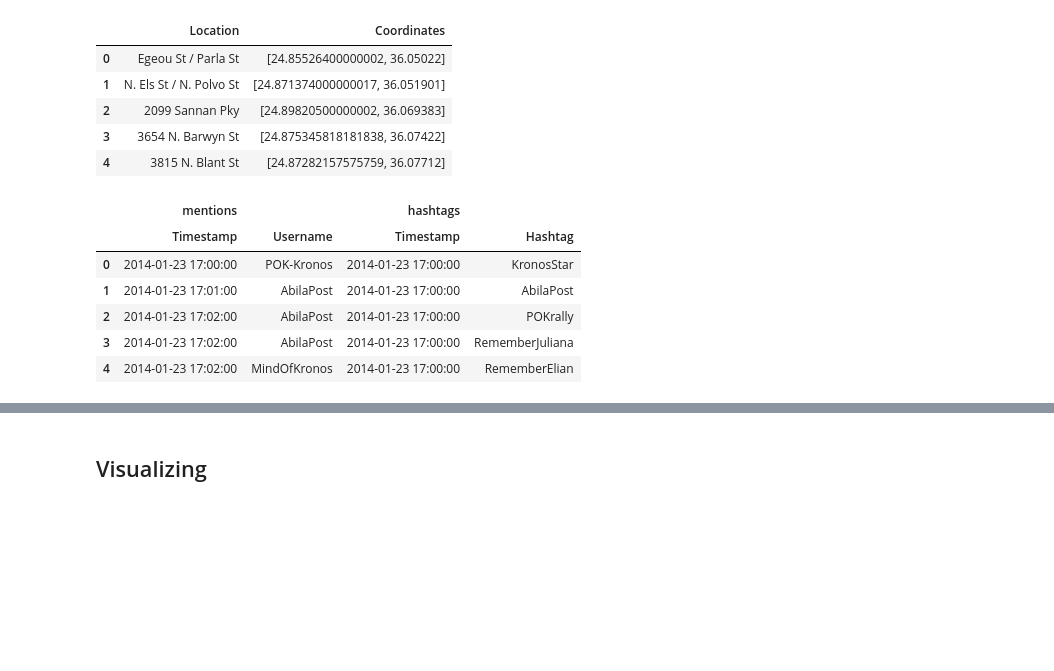
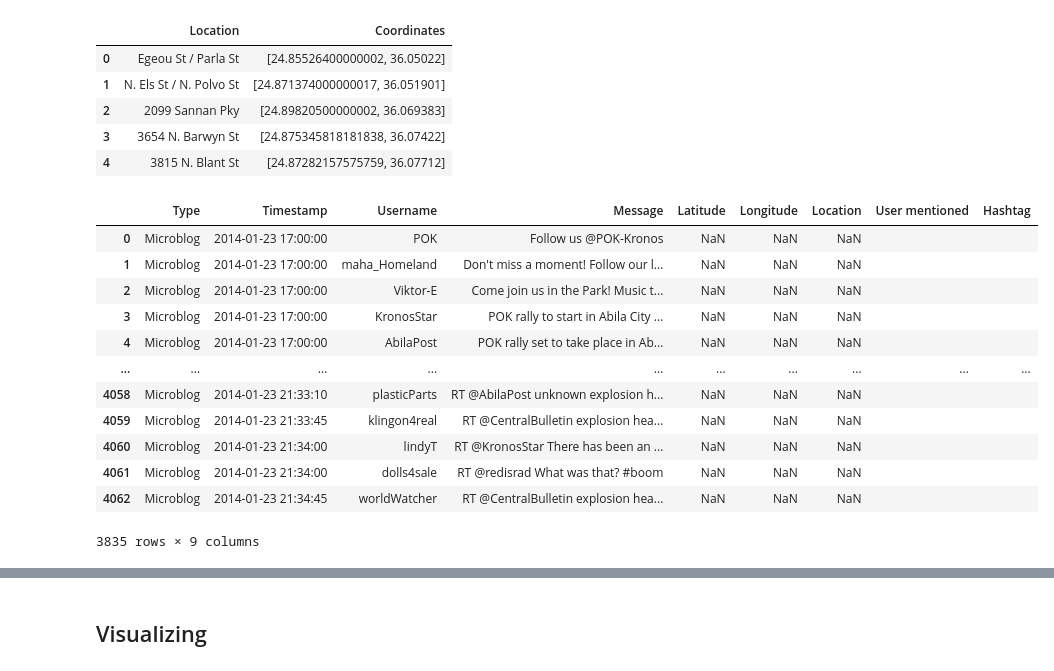
Before and after one commit to imatheussm/vast-2021-tweets, a Jupyter notebook: Vast Mini Challenge 03.ipynb, the cells around one changed output, grey strips where cells are left out. Saved outputs shown, nothing was run; the diff lists cells and outputs as text; code cells hidden in the pictures; blank space fills up the shorter version.

```diff
--- a/Vast Mini Challenge 03.ipynb
+++ b/Vast Mini Challenge 03.ipynb
@@ -108,9 +108,27 @@ for i in combined_data_frame.index:
 combined_data_frame = combined_data_frame.drop(indices_to_drop, axis=0)
 # %%
 # Separating posts from emergence call reports.
+combined_data_frame["User mentioned"] = ""
+combined_data_frame["Hashtag"] = ""
 
 posts = combined_data_frame.loc[combined_data_frame.loc[:, "Type"] == "Microblog"]
 reports = combined_data_frame.loc[combined_data_frame.loc[:, "Type"] == "Call center"]
+# %%
+combined_data_frame
+# %% [output]
+|  | Type | Timestamp | Username | Message | Latitude | Longitude | Location | User mentioned | Hashtag |
+| 0 | Microblog | 2014-01-23 17:00:00 | POK | Follow us @POK-Kronos | NaN | NaN | NaN |  |  |
+| 1 | Microblog | 2014-01-23 17:00:00 | maha_Homeland | Don't miss a moment! Follow our l... | NaN | NaN | NaN |  |  |
+| 2 | Microblog | 2014-01-23 17:00:00 | Viktor-E | Come join us in the Park! Music t... | NaN | NaN | NaN |  |  |
+| 3 | Microblog | 2014-01-23 17:00:00 | KronosStar | POK rally to start in Abila City ... | NaN | NaN | NaN |  |  |
+| 4 | Microblog | 2014-01-23 17:00:00 | AbilaPost | POK rally set to take place in Ab... | NaN | NaN | NaN |  |  |
+| ... | ... | ... | ... | ... | ... | ... | ... | ... | ... |
+| 4058 | Microblog | 2014-01-23 21:33:10 | plasticParts | RT @AbilaPost unknown explosion h... | NaN | NaN | NaN |  |  |
+| 4059 | Microblog | 2014-01-23 21:33:45 | klingon4real | RT @CentralBulletin explosion hea... | NaN | NaN | NaN |  |  |
+| 4060 | Microblog | 2014-01-23 21:34:00 | lindyT | RT @KronosStar There has been an ... | NaN | NaN | NaN |  |  |
+| 4061 | Microblog | 2014-01-23 21:34:00 | dolls4sale | RT @redisrad What was that? #boom | NaN | NaN | NaN |  |  |
+| 4062 | Microblog | 2014-01-23 21:34:45 | worldWatcher | RT @CentralBulletin explosion hea... | NaN | NaN | NaN |  |  |
+3835 rows × 9 columns
 # %%
 # Logging mentions and hashtags
 
@@ -145,10 +166,0 @@ mentions, hashtags = mentions.infer_objects(), hashtags.infer_objects()
-# %%
-pd.concat((mentions, hashtags), axis="columns", keys=("mentions", "hashtags")).head(5)
-# %% [output]
-|  | mentions |  | hashtags |  |
-|  | Timestamp | Username | Timestamp | Hashtag |
-| 0 | 2014-01-23 17:00:00 | POK-Kronos | 2014-01-23 17:00:00 | KronosStar |
-| 1 | 2014-01-23 17:01:00 | AbilaPost | 2014-01-23 17:00:00 | AbilaPost |
-| 2 | 2014-01-23 17:02:00 | AbilaPost | 2014-01-23 17:00:00 | POKrally |
-| 3 | 2014-01-23 17:02:00 | AbilaPost | 2014-01-23 17:00:00 | RememberJuliana |
-| 4 | 2014-01-23 17:02:00 | MindOfKronos | 2014-01-23 17:00:00 | RememberElian |
```
Also changed, not shown: parts of 9 cells of this notebook.
